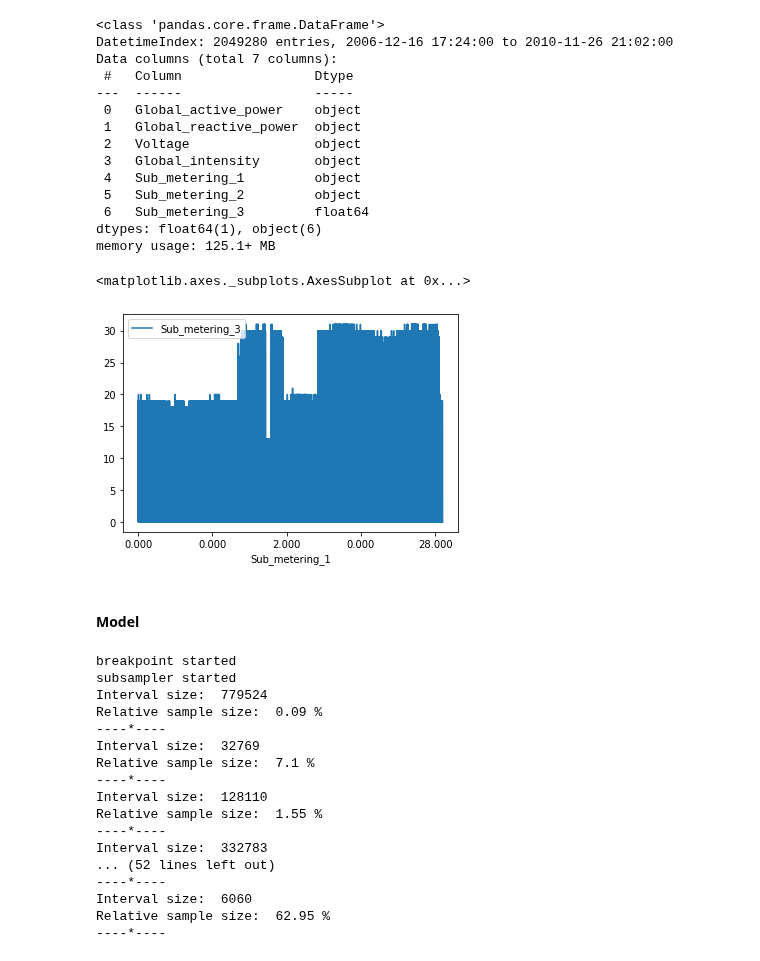
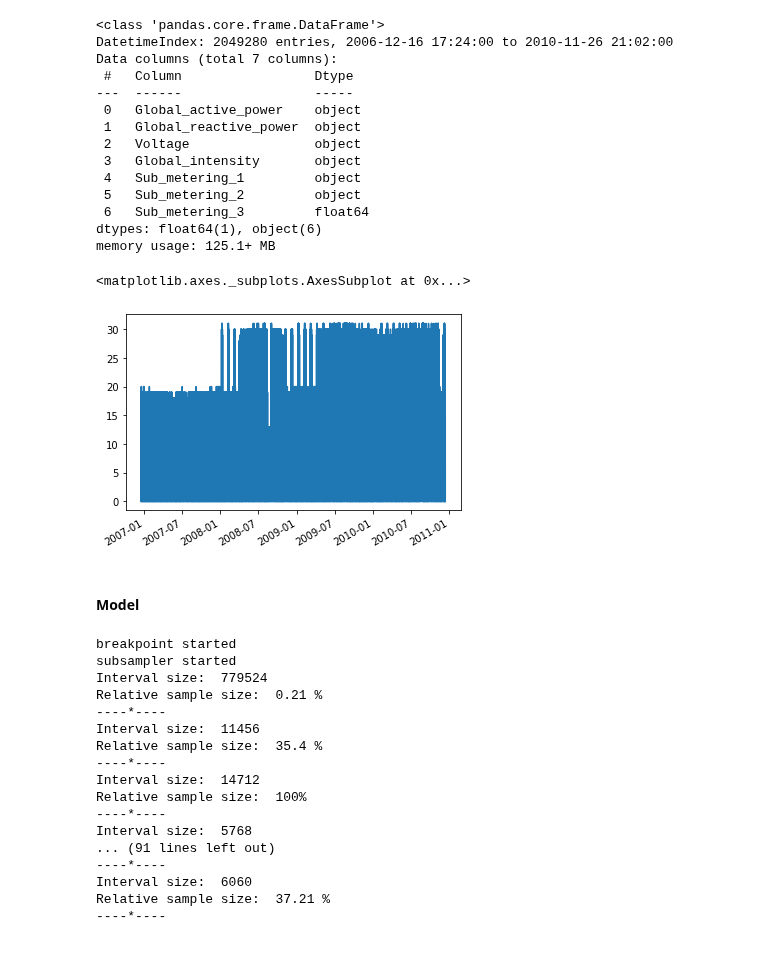
Before and after one commit to Barbarioli/OTSS, a Jupyter notebook: examples.ipynb, the cells around one changed output. Cells and saved outputs as stored; diff of their text form; code cells hidden in the pictures.

```diff
--- a/examples.ipynb
+++ b/examples.ipynb
@@ -200,21 +200,23 @@ Data columns (total 7 columns):
  6   Sub_metering_3         float64
 dtypes: float64(1), object(6)
 memory usage: 125.1+ MB
-# %%
-data_clean.plot('Sub_metering_3')
-# %% [output]
-<matplotlib.axes._subplots.AxesSubplot at 0x...>
-[figure, removed]
 # %%
 x = data_clean['Sub_metering_3']
+# %%
+x.plot()
+# %% [output]
+<matplotlib.axes._subplots.AxesSubplot at 0x...>
+[figure, added]
 # %% [markdown]
 #### Model
 # %%
 #breakpoint detection Threshold = 5, drift = 17.5
 
-queue = mp.Queue()
-p1 = mp.Process(target = detection, args = (x, queue, 5, 17.5, False, False))
-p2 = mp.Process(target = online_subsampler, args = (0.05,0.01,10,5,x, queue, return_queue,index_queue, 1000))
+queue_energy = mp.Queue()
+return_queue_energy = mp.Queue()
+index_queue_energy = mp.Queue()
+p1 = mp.Process(target = detection, args = (x, queue_energy, 5, 15, False, False))
+p2 = mp.Process(target = online_subsampler, args = (0.05,0.01,10,5,x, queue_energy, return_queue_energy, index_queue_energy, 1000))
 
 p1.start()
 p2.start()
@@ -222,18 +224,18 @@ p2.start()
 breakpoint started
 subsampler started
 Interval size:  779524
-Relative sample size:  0.09 %
+Relative sample size:  0.21 %
 ----*----
-Interval size:  32769
-Relative sample size:  7.1 %
+Interval size:  11456
+Relative sample size:  35.4 %
 ----*----
-Interval size:  128110
-Relative sample size:  1.55 %
+Interval size:  14712
+Relative sample size:  100%
 ----*----
-Interval size:  332783
-... (52 lines left out)
+Interval size:  5768
+... (91 lines left out)
 ----*----
 Interval size:  6060
-Relative sample size:  62.95 %
+Relative sample size:  37.21 %
 ----*----
 # %%
```
Also changed, not shown: parts of 7 cells of this notebook.
